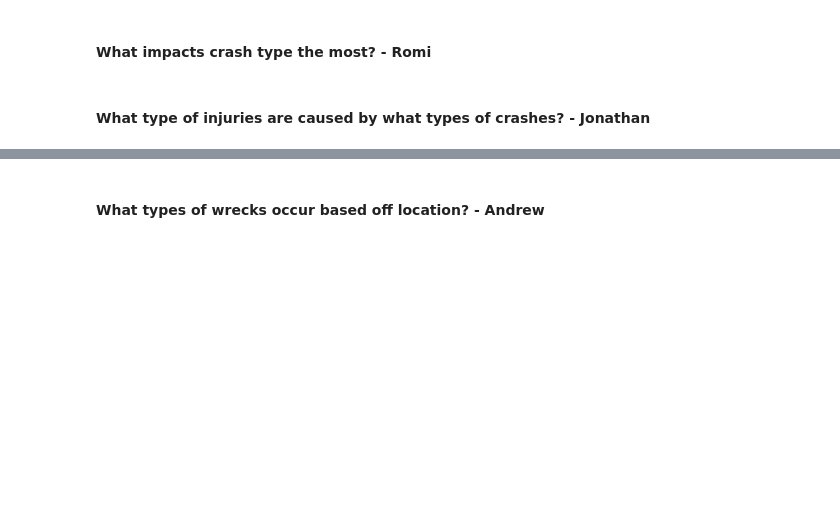
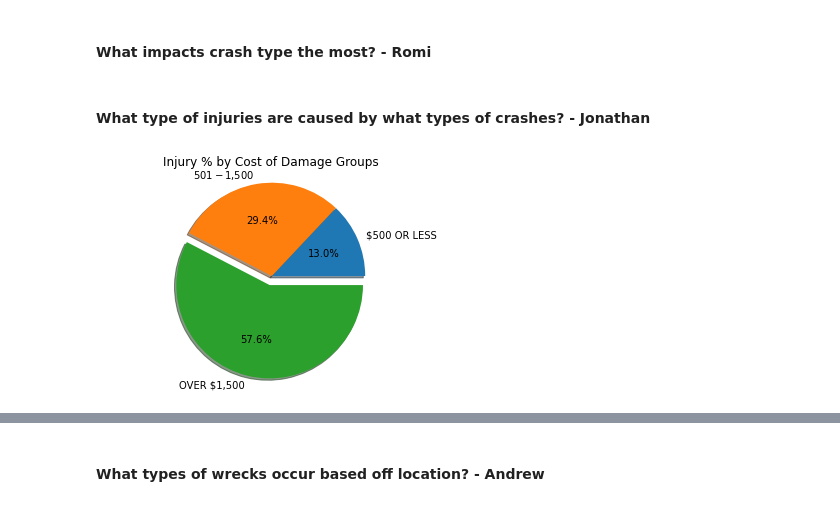
Before and after one commit to andrewbankston/project-one, a Jupyter notebook: Chicago_Crashes.ipynb, the cells around one changed output, grey strips where cells are left out. Saved outputs shown, nothing was run; the diff lists cells and outputs as text; code cells hidden in the pictures; blank space fills up the shorter version.

Commit message:
Adding damage vs injury plots (2/3 done)

```diff
--- a/Chicago_Crashes.ipynb
+++ b/Chicago_Crashes.ipynb
@@ -56,0 +56,22 @@ gmaps.configure(api_key=gmaps_key)
+# %%
+# Create cost of damage and injury count (pie chart)
+damage_group = crash_df.groupby("DAMAGE")
+injury_count = damage_group["INJURIES_TOTAL"].count()
+damage_inj_df = pd.DataFrame(injury_count)
+
+#damage_inj_df
+
+labels = list(damage_inj_df.index.values)
+injuries = damage_inj_df["INJURIES_TOTAL"]
+explode = (0,0,0.1)
+#print(damage_inj_df.index)
+
+plt.pie(injuries, labels=labels, autopct="%1.1f%%", shadow=True, explode=explode)
+plt.title("Injury % by Cost of Damage Groups")
+plt.axis('equal')
+#plt.xlabel("Cost of Damage")
+#plt.ylabel("Injury Count")
+
+plt.savefig("output_data/injuries_by_cost_of_damage_group.png")
+# %% [output]
+[figure, added]
```
Also changed, not shown: parts of 5 cells of this notebook, 3 other files.
